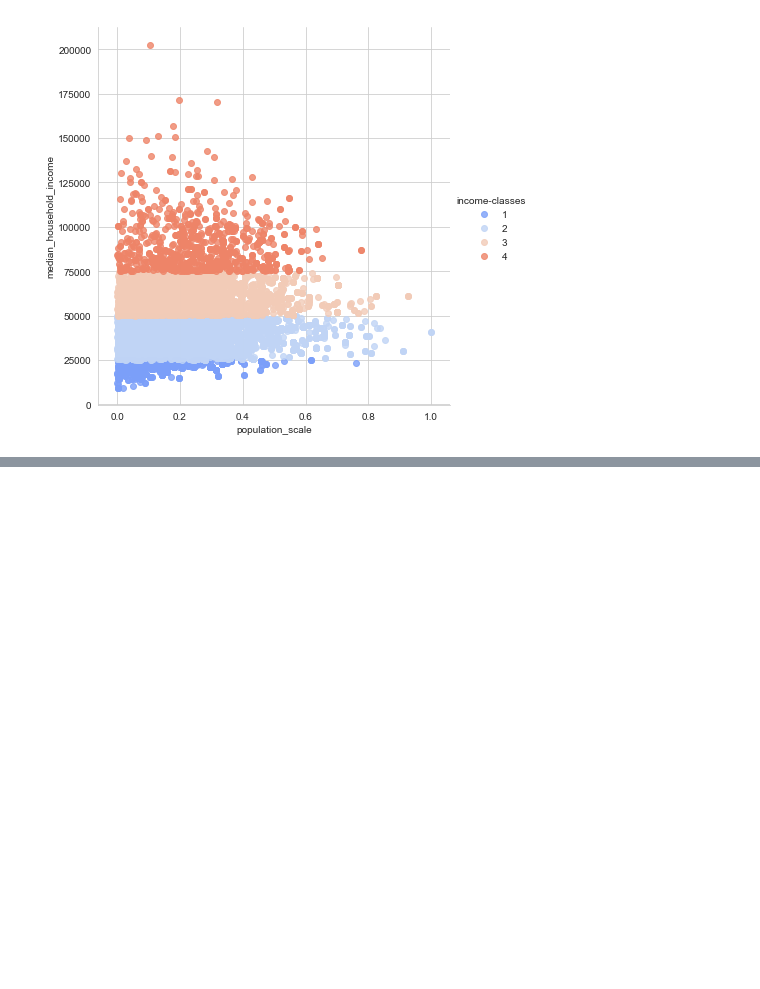
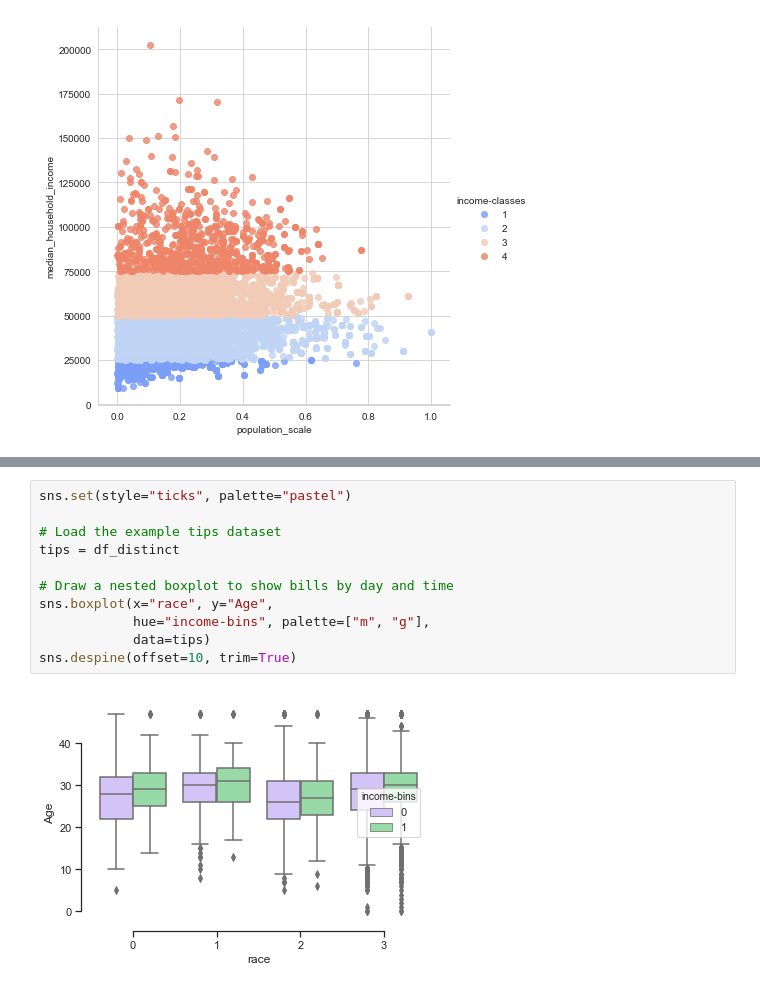
Before and after one commit to huzefakhan/ML-Project, a Jupyter notebook: SybridDataAnalysis.ipynb, the cells around one changed output, grey strips where cells are left out. Drawn from its saved outputs; the diff is of its cells as text; blank space fills up the shorter version.

```diff
--- a/SybridDataAnalysis.ipynb
+++ b/SybridDataAnalysis.ipynb
@@ -421,0 +416,13 @@ sns.lmplot('population_scale','median_household_income',data=data, hue='income-c
+# %%
+sns.set(style="ticks", palette="pastel")
+
+# Load the example tips dataset
+tips = df_distinct
+
+# Draw a nested boxplot to show bills by day and time
+sns.boxplot(x="race", y="Age",
+            hue="income-bins", palette=["m", "g"],
+            data=tips)
+sns.despine(offset=10, trim=True)
+# %% [output]
+[figure, added]
```
Also changed, not shown: parts of 32 cells of this notebook.
